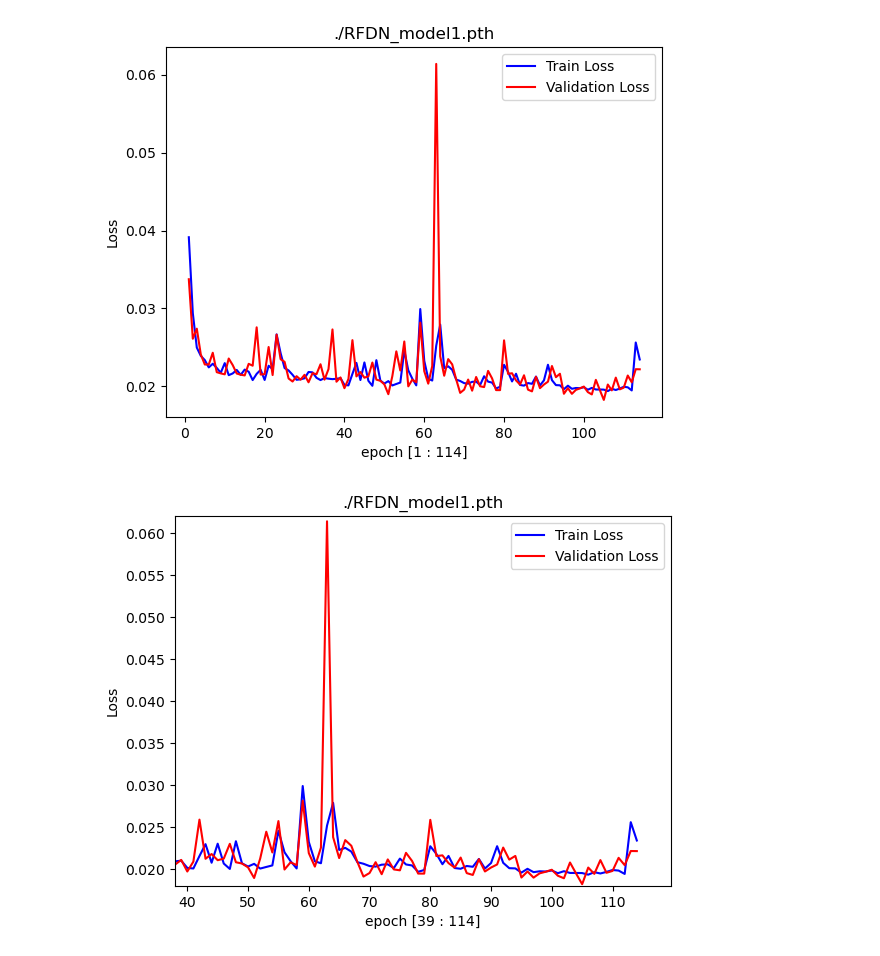
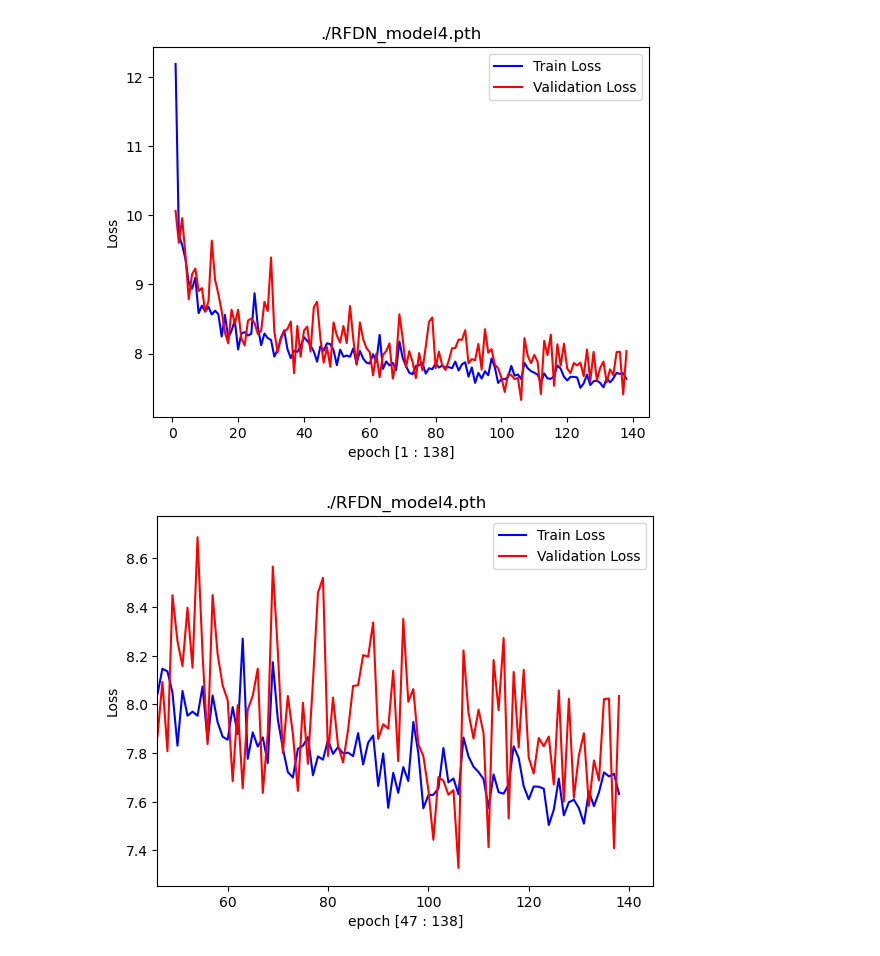
Before and after one commit to joohyun7u/mlp_compitition, a Jupyter notebook: cjh/loss/loss_visual.ipynb, the cells around one changed output. Cells and saved outputs as stored; diff of their text form; code cells hidden in the pictures.

```diff
--- a/cjh/loss/loss_visual.ipynb
+++ b/cjh/loss/loss_visual.ipynb
@@ -4,40 +4,40 @@ import matplotlib.pyplot as plt
 
 model_list = ['DnCNN', 'ResNet18', 'RFDN']
 sel_model = model_list[2]
-pth_num = 1
+pth_num = 4
 load_loss_pth ='./'+sel_model+'_model'+ str(pth_num)+'.pth'
 # load_loss_pth ='./ResNet18_model2.pth'
 
 def plt_show(xrange=0):
     plt.plot(epoch, train_loss, label="Train Loss", color='b')
     plt.plot(epoch, val_loss, label="Validation Loss", color='r')
     plt.title(load_loss_pth)
     plt.legend(loc="best")
     plt.ylabel("Loss")
     # plt.ylim(0,0.1)
     plt.xlabel(f'epoch [{epoch[0]} : {epoch[-1]}]')
     if xrange:
         plt.xlim(xrange)
         plt.ylim(min([min(train_loss),min(val_loss)])*0.99,max([max(train_loss[xrange:]),max(val_loss[xrange:])])*1.01)
         plt.xlabel(f'epoch [{epoch[xrange]} : {epoch[-1]}]')
     plt.show()
 
 checkpoint = torch.load(load_loss_pth) # 경로에서 .pt 파일 불러오기
 model = checkpoint['model']
 epoch = checkpoint['epoch']
 train_loss =checkpoint['train_loss']
 val_loss = checkpoint['val_loss']
 epochs =[]
 for i in epoch:
     epochs.append(i + 1)
 epoch = epochs
 # plt.subplot(1,2,1)
 plt_show()
 # plt.subplot(1,2,2)
 plt_show(int(epoch[-1]/3))
 # %% [output]
-[figure, old version]
+[figure, new version]
-[figure, old version]
+[figure, new version]
 # %%
 if False:
     prange=range(50,1001,50)
```
Also changed, not shown: 1 other file.
